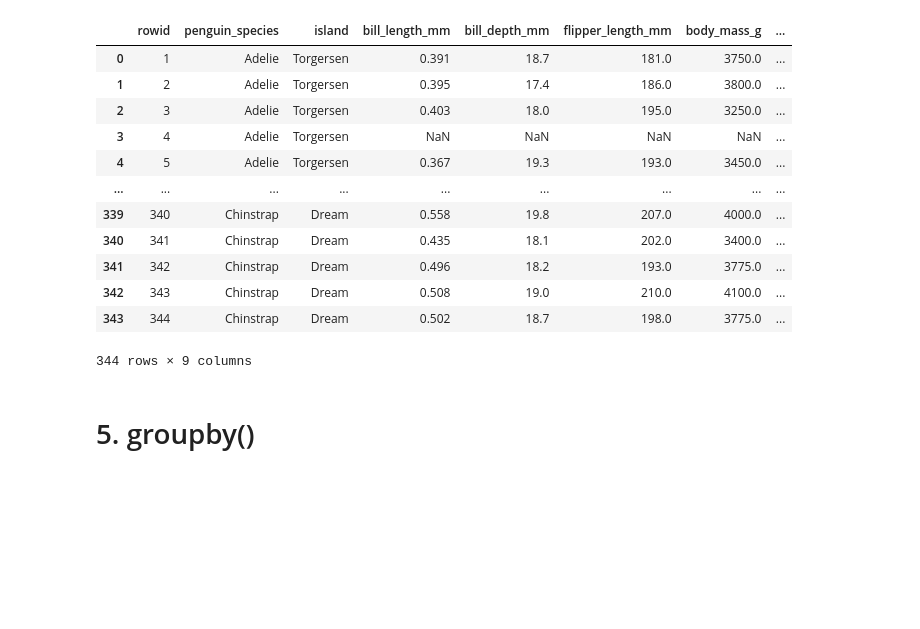
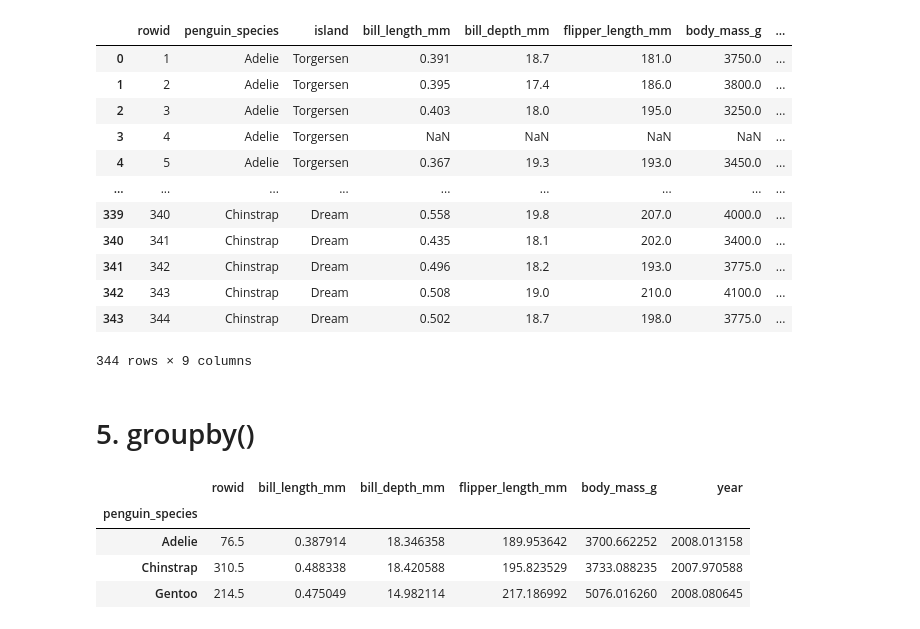
Before and after one commit to vibhutivadje/Questions_for_prep, a Jupyter notebook: Pandas_Basic.ipynb, the cells around one changed output. Saved outputs shown, nothing was run; the diff lists cells and outputs as text; code cells hidden in the pictures; blank space fills up the shorter version.

```diff
--- a/Pandas_Basic.ipynb
+++ b/Pandas_Basic.ipynb
@@ -85,0 +84,8 @@ pandas_df
+# %%
+groupdf = pandas_df.groupby('penguin_species').mean()
+# %% [output]
+|  | rowid | bill_length_mm | bill_depth_mm | flipper_length_mm | body_mass_g | year |
+| penguin_species |  |  |  |  |  |  |
+| Adelie | 76.5 | 0.387914 | 18.346358 | 189.953642 | 3700.662252 | 2008.013158 |
+| Chinstrap | 310.5 | 0.488338 | 18.420588 | 195.823529 | 3733.088235 | 2007.970588 |
+| Gentoo | 214.5 | 0.475049 | 14.982114 | 217.186992 | 5076.016260 | 2008.080645 |
```
Also changed, not shown: parts of 6 cells of this notebook, 1 other file.
